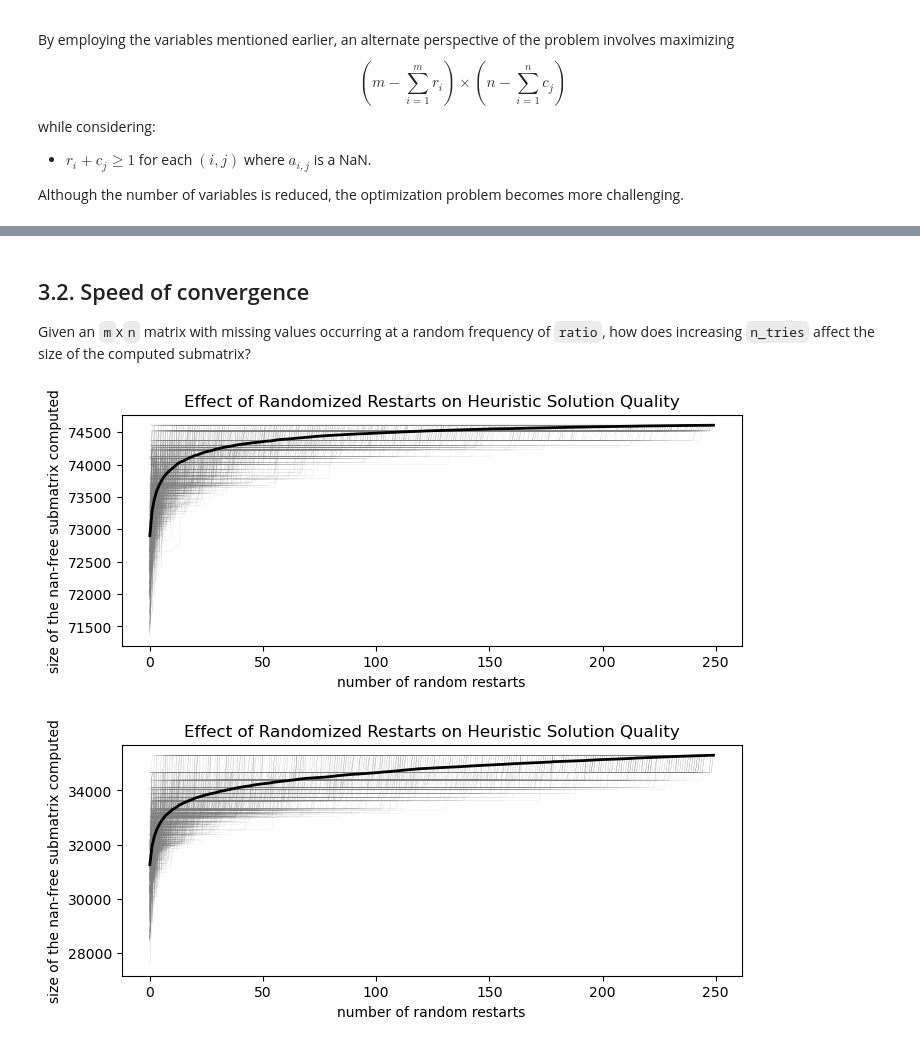
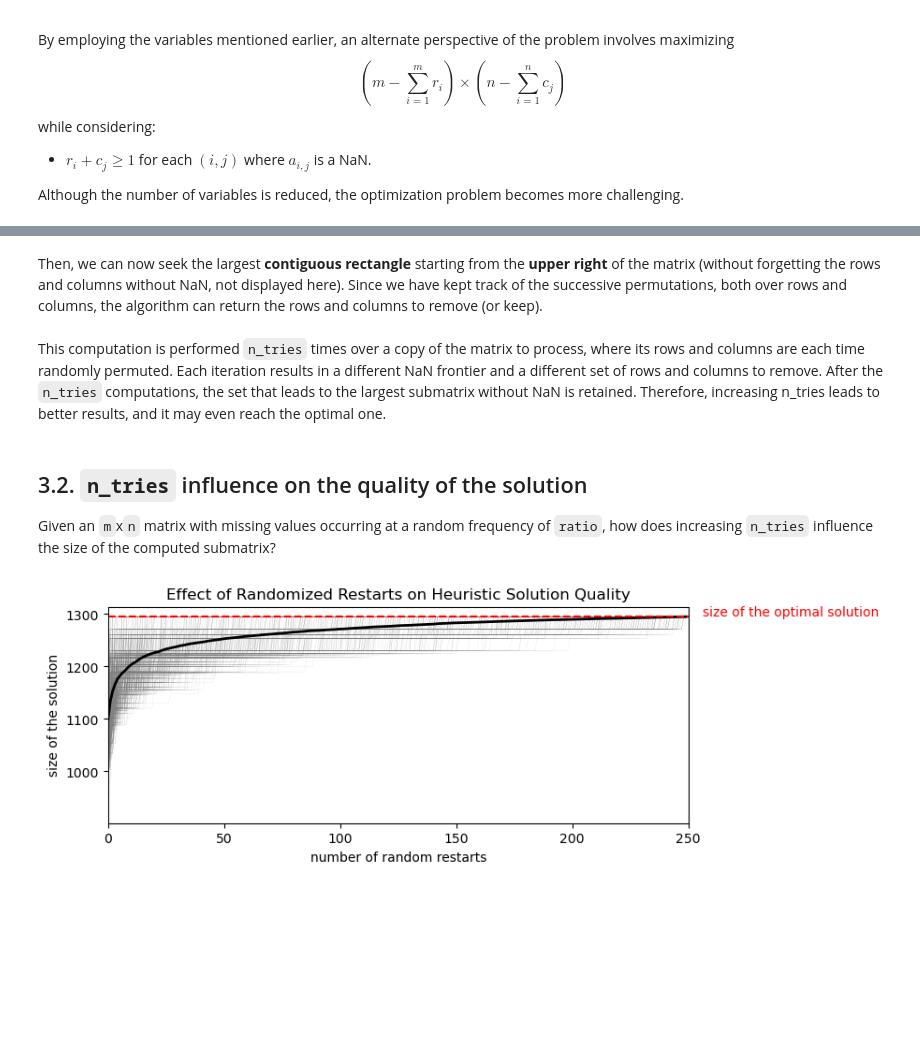
Before and after one commit to CyrilJl/OptiMask, a Jupyter notebook: notebooks/Optimask.ipynb, the cells around one changed output, grey strips where cells are left out. Saved outputs shown, nothing was run; the diff lists cells and outputs as text; code cells hidden in the pictures; blank space fills up the shorter version.

Commit message:
algorithm section

```diff
--- a/notebooks/Optimask.ipynb
+++ b/notebooks/Optimask.ipynb
@@ -357,0 +343,3 @@ Wall time: 12.9 ms
+# %%
+x = generate_random(m=50, n=30, ratio=0.05)
+plot(x)
@@ -357,0 +350,6 @@ Wall time: 12.9 ms
+# %%
+nan_rows, nan_cols = np.isnan(x).nonzero()
+nan_rows, nan_cols = np.unique(nan_rows), np.unique(nan_cols)
+xp = np.isnan(x[nan_rows][:, nan_cols])
+hx, hy = OptiMask._heights(xp, axis=0), OptiMask._heights(xp, axis=1)
+plot(xp, xticks=hx, yticks=hy)
@@ -357,0 +360,13 @@ Wall time: 12.9 ms
+# %%
+hx, hy = OptiMask._heights(xp, axis=0), OptiMask._heights(xp, axis=1)
+k = 0
+while not OptiMask._is_pareto_ordered(hx, hy):
+    axis = (k % 2)
+    p_step = np.argsort(-OptiMask._heights(xp, axis=axis))
+    if axis == 0:
+        xp = xp[:, p_step]
+    if axis == 1:
+        xp = xp[p_step]
+    hx, hy = OptiMask._heights(xp, axis=0), OptiMask._heights(xp, axis=1)
+    plot(xp, xticks=hx, yticks=hy, title=f'Iteration {k+1}')
+    k += 1
@@ -358,18 +376,24 @@ Wall time: 12.9 ms
+# %% [markdown]
+Then, we can now seek the largest **contiguous rectangle** starting from the **upper right** of the matrix (without forgetting the rows and columns without NaN, not displayed here). Since we have kept track of the successive permutations, both over rows and columns, the algorithm can return the rows and columns to remove (or keep).
+# %% [markdown]
+This computation is performed `n_tries` times over a copy of the matrix to process, where its rows and columns are each time randomly permuted. Each iteration results in a different NaN frontier and a different set of rows and columns to remove. After the `n_tries` computations, the set that leads to the largest submatrix without NaN is retained. Therefore, increasing n_tries leads to better results, and it may even reach the optimal one.
 # %% [markdown]
-## 3.2. Speed of convergence
+## 3.2. `n_tries` influence on the quality of the solution
 
-Given an `m`x`n` matrix with missing values occurring at a random frequency of `ratio`, how does increasing `n_tries` affect the size of the computed submatrix?
+Given an `m`x`n` matrix with missing values occurring at a random frequency of `ratio`, how does increasing `n_tries` influence the size of the computed submatrix?
 # %%
 def convergence_plot(m, n, ratio, n_tries, n_permutations=1000):
     def cummax(arr): return np.maximum.accumulate(arr)
 
     x = generate_random(m, n, ratio)
+    opt_rows, opt_cols = linear_programming(x)
+    opt_size = len(opt_rows) * len(opt_cols)
 
-    opti_mask = OptiMask(n_tries=1)
+    optimask = OptiMask(n_tries=1)
 
     ret = np.zeros(n_tries)
     for k in range(n_tries):
-        rows, cols = opti_mask.solve(x)
+        rows, cols = optimask.solve(x)
         ret[k] = len(rows) * len(cols)
 
     ret_mean = np.zeros_like(ret, dtype=float)
@@ -380,15 +404,14 @@ def convergence_plot(m, n, ratio, n_tries, n_permutations=1000):
         plt.plot(ret_iter, c='grey', lw=0.05)
         ret_mean += ret_iter / n_permutations
     plt.plot(ret_mean, c='k', lw=2)
+    plt.axhline(y=opt_size, c='r', linestyle='dashed')
     plt.xlabel('number of random restarts')
-    plt.ylabel('size of the nan-free submatrix computed')
+    plt.ylabel('size of the solution')
     plt.title("Effect of Randomized Restarts on Heuristic Solution Quality")
+    plt.xlim(0, n_tries)
+    plt.text(x=1.025*n_tries, y=opt_size, s='size of the optimal solution', c='r')
     plt.show()
 # %%
-convergence_plot(m=5000, n=50, ratio=0.025, n_tries=250)
+convergence_plot(m=50, n=50, ratio=0.025, n_tries=250)
 # %% [output]
-[figure, old version]
+[figure, new version]
-# %%
-convergence_plot(m=500, n=500, ratio=0.01, n_tries=250)
-# %% [output]
-[figure, removed]
```
Also changed, not shown: parts of 25 cells of this notebook.
